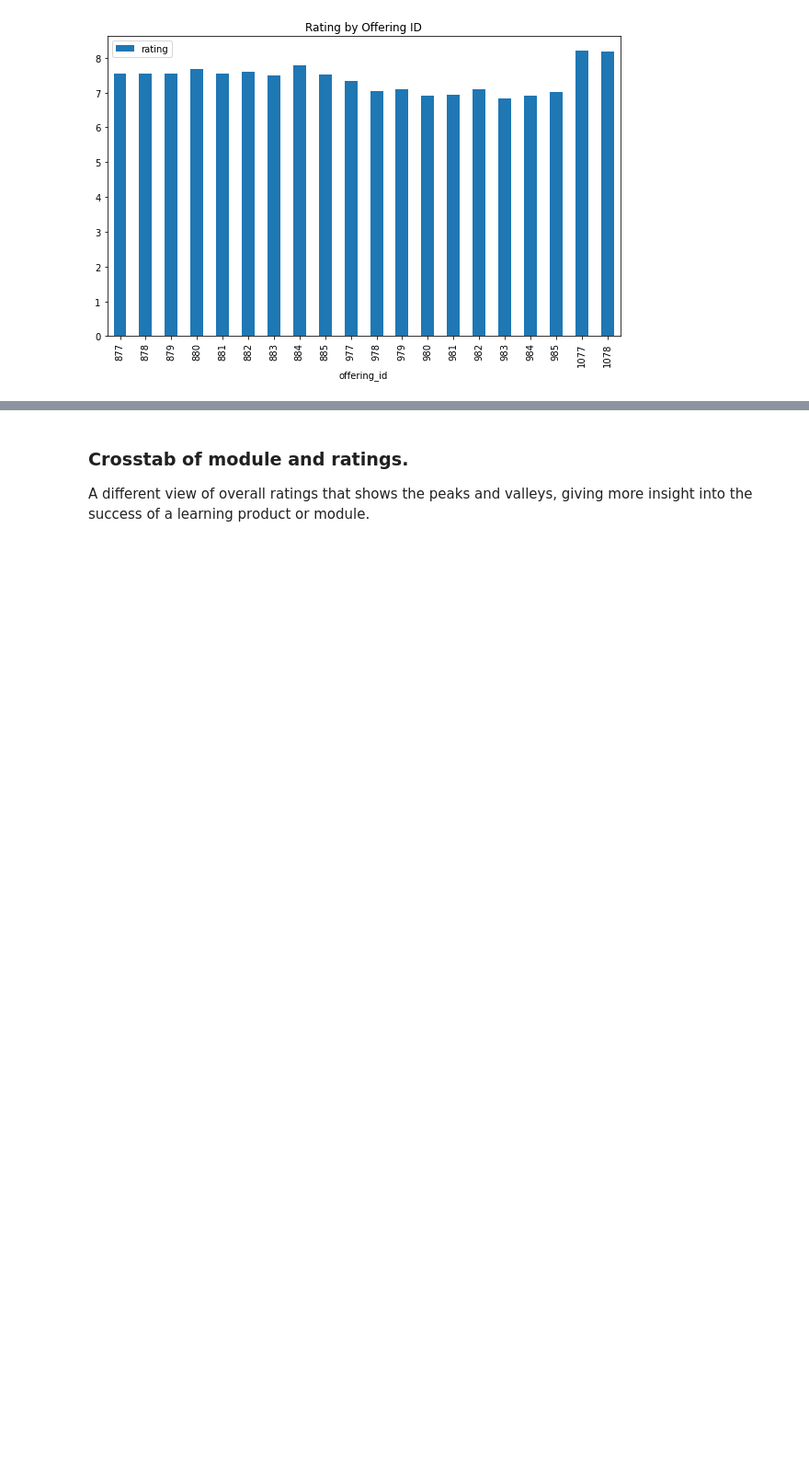
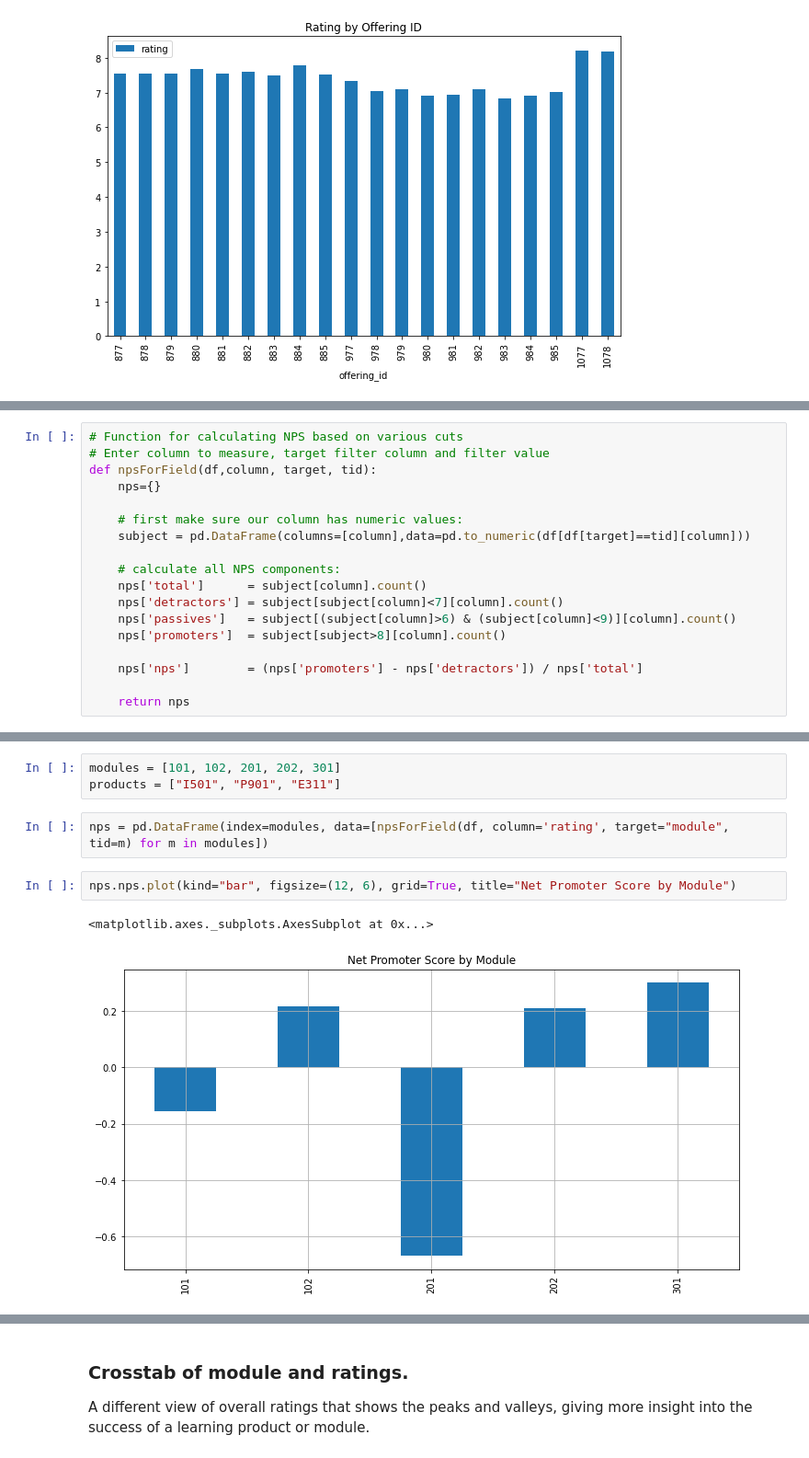
Before and after one commit to ToferC/learner_models, a Jupyter notebook: Evals_analysis.ipynb, the cells around one changed output, grey strips where cells are left out. Shown: that part at 92% size. Cells and saved outputs as stored; diff of their text form; blank space fills up the shorter version.

```diff
--- a/Evals_analysis.ipynb
+++ b/Evals_analysis.ipynb
@@ -131,0 +136,18 @@ offering_rating.groupby("offering_id").agg("mean").plot(kind="bar", title="Ratin
+# %%
+# Function for calculating NPS based on various cuts
+# Enter column to measure, target filter column and filter value
+def npsForField(df,column, target, tid):
+    nps={}
+
+    # first make sure our column has numeric values:
+    subject = pd.DataFrame(columns=[column],data=pd.to_numeric(df[df[target]==tid][column]))
+
+    # calculate all NPS components:
+    nps['total']      = subject[column].count()
+    nps['detractors'] = subject[subject[column]<7][column].count()
+    nps['passives']   = subject[(subject[column]>6) & (subject[column]<9)][column].count()
+    nps['promoters']  = subject[subject>8][column].count()
+
+    nps['nps']        = (nps['promoters'] - nps['detractors']) / nps['total']
+
+    return nps
@@ -131,0 +178,10 @@ offering_rating.groupby("offering_id").agg("mean").plot(kind="bar", title="Ratin
+# %%
+modules = [101, 102, 201, 202, 301]
+products = ["I501", "P901", "E311"]
+# %%
+nps = pd.DataFrame(index=modules, data=[npsForField(df, column='rating', target="module", tid=m) for m in modules])
+# %%
+nps.nps.plot(kind="bar", figsize=(12, 6), grid=True, title="Net Promoter Score by Module")
+# %% [output]
+<matplotlib.axes._subplots.AxesSubplot at 0x...>
+[figure, added]
```
Also changed, not shown: parts of 14 cells of this notebook, 1 other file.
